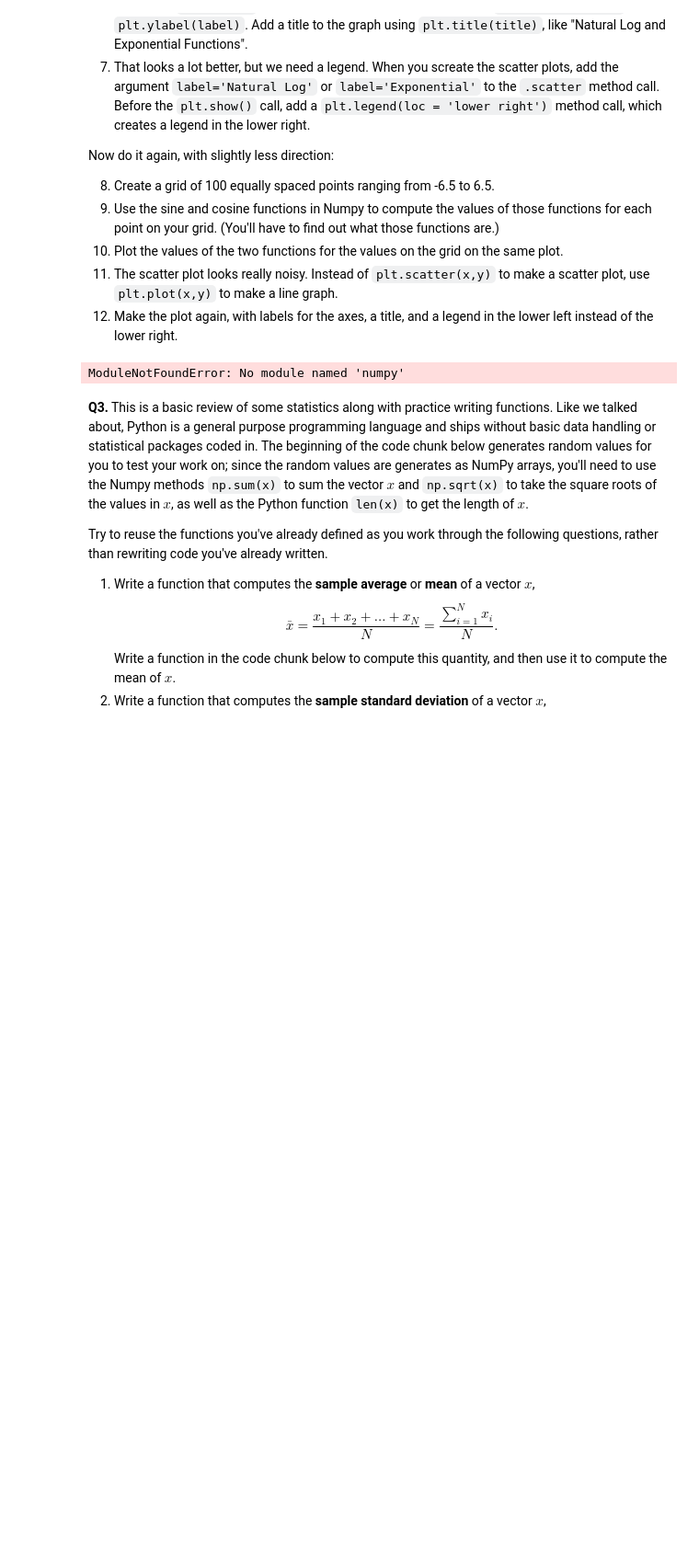
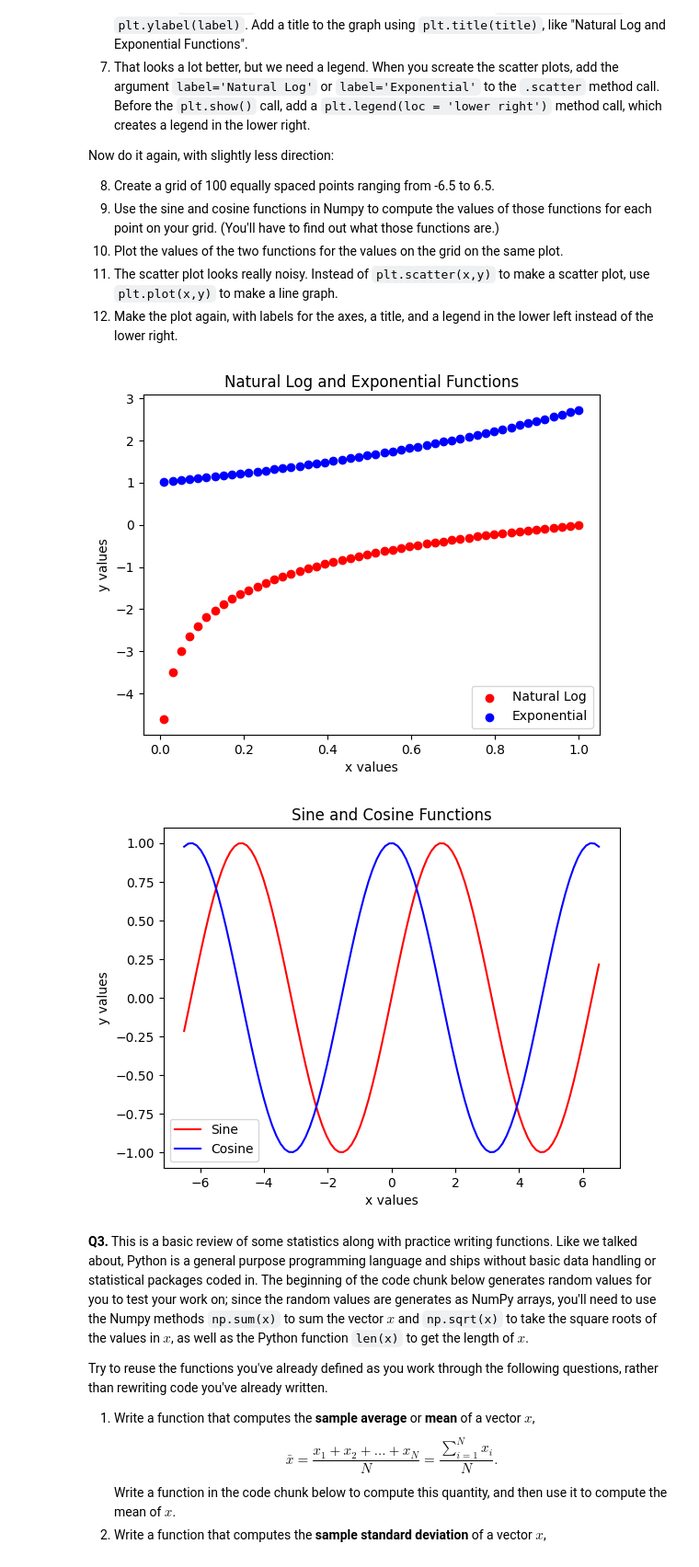
Before and after one commit to TianyaoLiang/DS3001-SP2, a Jupyter notebook: programming/assignment/assignment_programming.ipynb, the cells around one changed output. Shown at 92% size. Drawn from its saved outputs; the diff is of its cells as text; code cells hidden in the pictures; blank space fills up the shorter version.

```diff
--- a/programming/assignment/assignment_programming.ipynb
+++ b/programming/assignment/assignment_programming.ipynb
@@ -35,10 +39,53 @@ Now do it again, with slightly less direction:
 11. The scatter plot looks really noisy. Instead of `plt.scatter(x,y)` to make a scatter plot, use `plt.plot(x,y)` to make a line graph.
 12. Make the plot again, with labels for the axes, a title, and a legend in the lower left instead of the lower right.
 # %%
+# Import necessary modules
 import numpy as np
 import matplotlib.pyplot as plt
+
+# Create a grid of 50 points from 0 to 1
+x = np.linspace(0.01, 1, 50) # 0 does a runtime error in log
+# Calculate natural log and exponential values
+y = np.log(x)
+z = np.exp(x)
+
+# Create scatter plots
+plt.scatter(x, y, color='red', label='Natural Log')
+plt.scatter(x, z, color='blue', label='Exponential')
+
+# Add labels, title, and legend
+plt.xlabel("x values")
+plt.ylabel("y values")
+plt.title("Natural Log and Exponential Functions")
+plt.legend(loc='lower right')
+
+# Show the plot
+plt.show()
+
+# ---------------------------
+# Task 2: Sine and Cosine Line Plot
+# ---------------------------
+
+# Create a grid of 100 points from -6.5 to 6.5
+x2 = np.linspace(-6.5, 6.5, 100)
+y_sin = np.sin(x2)
+z_cos = np.cos(x2)
+
+# Plot the sine and cosine as lines
+plt.plot(x2, y_sin, color='red', label='Sine')
+plt.plot(x2, z_cos, color='blue', label='Cosine')
+
+# Add labels, title, and legend
+plt.xlabel("x values")
+plt.ylabel("y values")
+plt.title("Sine and Cosine Functions")
+plt.legend(loc='lower left')
+
+# Show the plot
+plt.show()
 # %% [output]
-ModuleNotFoundError: No module named 'numpy'
+[figure, added]
+[figure, added]
 # %% [markdown]
 **Q3.** This is a basic review of some statistics along with practice writing functions. Like we talked about, Python is a general purpose programming language and ships without basic data handling or statistical packages coded in. The beginning of the code chunk below generates random values for you to test your work on; since the random values are generates as NumPy arrays, you'll need to use the Numpy methods `np.sum(x)` to sum the vector $x$ and `np.sqrt(x)` to take the square roots of the values in $x$, as well as the Python function `len(x)` to get the length of $x$.
 
```
